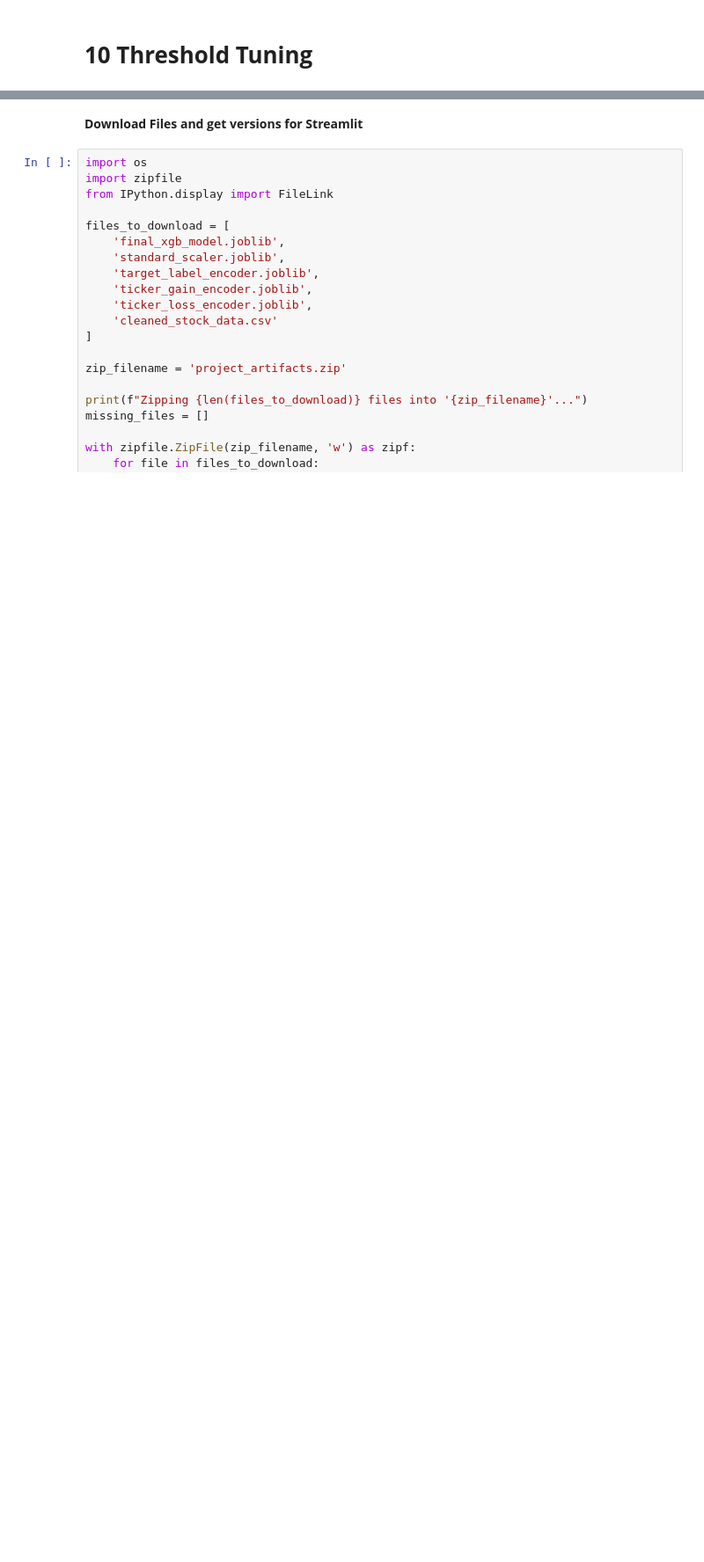
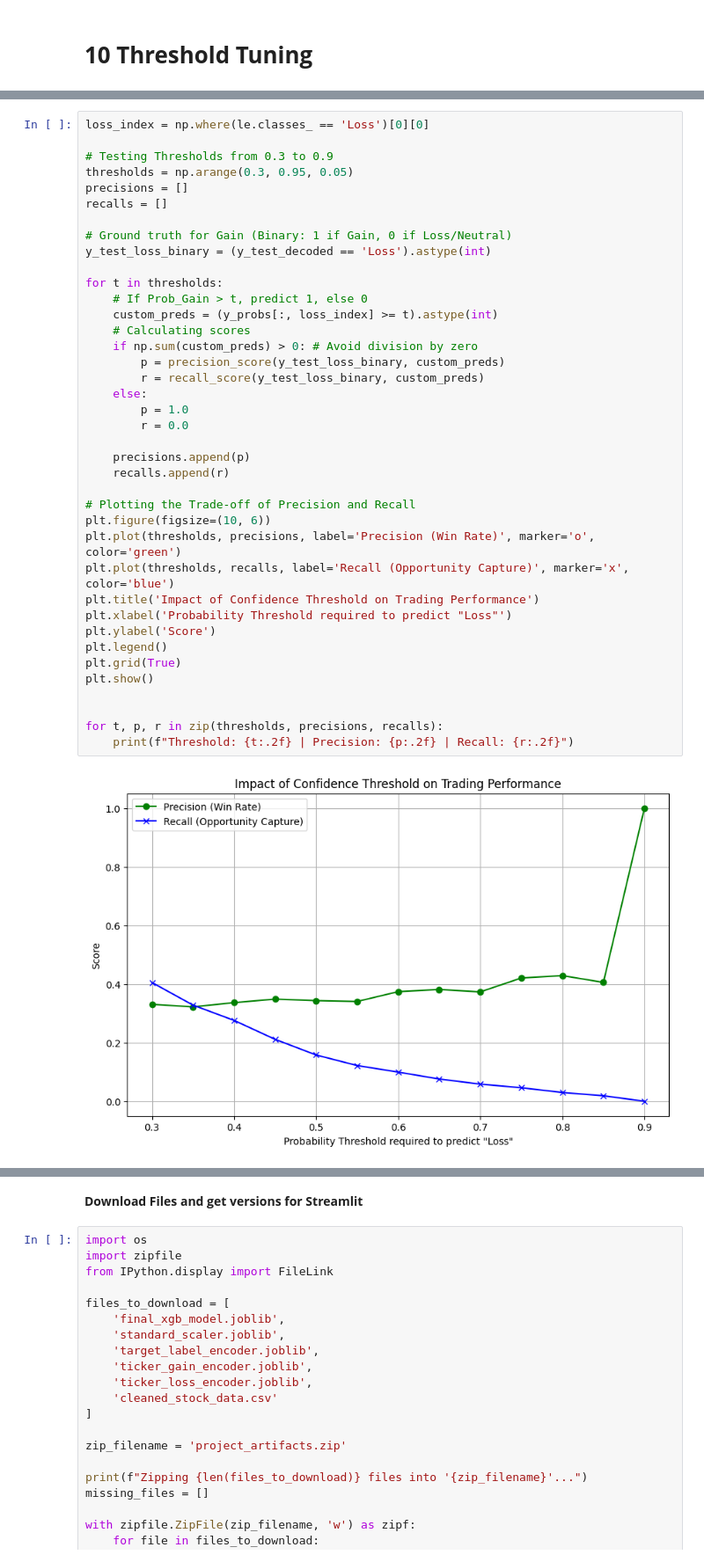
Before and after one commit to bhagya777/EarningsAlpha, a Jupyter notebook: notebooks/Experimentation.ipynb, the cells around one changed output, grey strips where cells are left out. Shown at 88% size. Cells and saved outputs as stored; diff of their text form; blank space fills up the shorter version.

```diff
--- a/notebooks/Experimentation.ipynb
+++ b/notebooks/Experimentation.ipynb
@@ -713,0 +922,41 @@ Threshold: 0.90 | Precision: 0.46 | Recall: 0.03
+# %%
+loss_index = np.where(le.classes_ == 'Loss')[0][0]
+
+# Testing Thresholds from 0.3 to 0.9
+thresholds = np.arange(0.3, 0.95, 0.05)
+precisions = []
+recalls = []
+
+# Ground truth for Gain (Binary: 1 if Gain, 0 if Loss/Neutral)
+y_test_loss_binary = (y_test_decoded == 'Loss').astype(int)
+
+for t in thresholds:
+    # If Prob_Gain > t, predict 1, else 0
+    custom_preds = (y_probs[:, loss_index] >= t).astype(int)
+    # Calculating scores
+    if np.sum(custom_preds) > 0: # Avoid division by zero
+        p = precision_score(y_test_loss_binary, custom_preds)
+        r = recall_score(y_test_loss_binary, custom_preds)
+    else:
+        p = 1.0
+        r = 0.0
+
+    precisions.append(p)
+    recalls.append(r)
+
+# Plotting the Trade-off of Precision and Recall
+plt.figure(figsize=(10, 6))
+plt.plot(thresholds, precisions, label='Precision (Win Rate)', marker='o', color='green')
+plt.plot(thresholds, recalls, label='Recall (Opportunity Capture)', marker='x', color='blue')
+plt.title('Impact of Confidence Threshold on Trading Performance')
+plt.xlabel('Probability Threshold required to predict "Loss"')
+plt.ylabel('Score')
+plt.legend()
+plt.grid(True)
+plt.show()
+
+
+for t, p, r in zip(thresholds, precisions, recalls):
+    print(f"Threshold: {t:.2f} | Precision: {p:.2f} | Recall: {r:.2f}")
+# %% [output]
+[figure, added]
```
Also changed, not shown: parts of 36 cells of this notebook, 1 other file.
